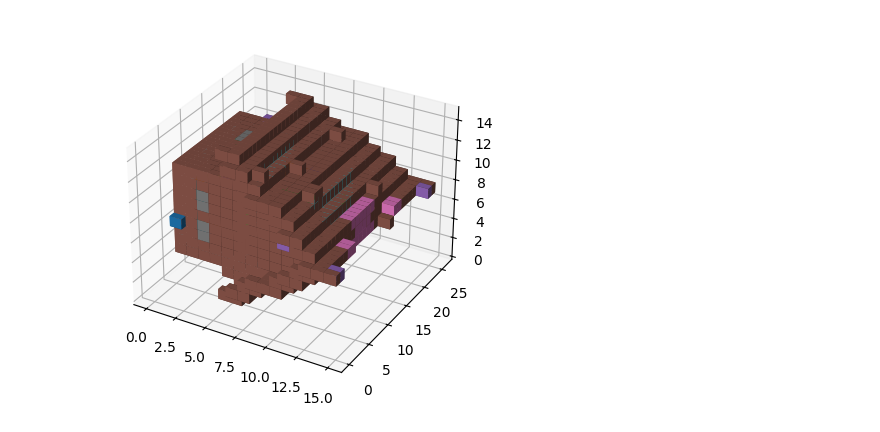
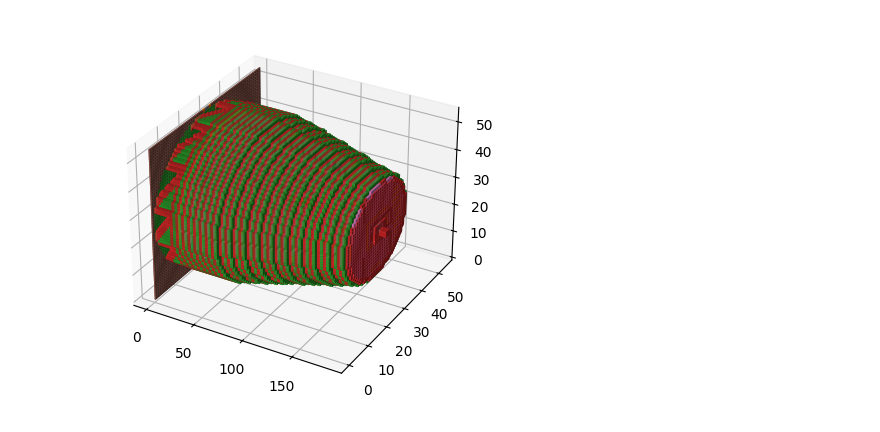
Before and after one commit to DemyCode/minecraft-copilot-ml, a Jupyter notebook: minecraft_copilot_ml/metrics_graph.ipynb, the cells around one changed output. Cells and saved outputs as stored; diff of their text form; code cells hidden in the pictures.

```diff
--- a/minecraft_copilot_ml/metrics_graph.ipynb
+++ b/minecraft_copilot_ml/metrics_graph.ipynb
@@ -2,7 +2,8 @@
 PATH_TO_CSV = "/home/mehdi/minecraft-copilot-ml/output/lightning_logs/version_0/metrics.csv"
 PATH_TO_BEST_MODEL = "/home/mehdi/minecraft-copilot-ml/output/best_model.pth"
 DATASET = "/home/mehdi/minecraft-copilot-ml/datasets/minecraft_schematics"
-DATASET_LIMIT = 100
+DATASET_LIMIT = 1000
+DATASET_INDEX = 8
 # %%
 import os
 from seaborn import lineplot
@@ -81,9 +82,9 @@ TypeError: '<' not supported between instances of 'NoneType' and 'NoneType'
 # %%
 from minecraft_copilot_ml.data_loader import nbt_to_numpy_minecraft_map
 
-minecraft_map = nbt_to_numpy_minecraft_map(schematics_list_files[10])
+minecraft_map = nbt_to_numpy_minecraft_map(schematics_list_files[DATASET_INDEX])
 display_voxels(minecraft_map, zero_block="minecraft:air")
 # %% [output]
-[figure, old version]
+[figure, new version]
 # %%
 from typing import Any
```
Also changed, not shown: parts of 7 cells of this notebook, 2 other files.
